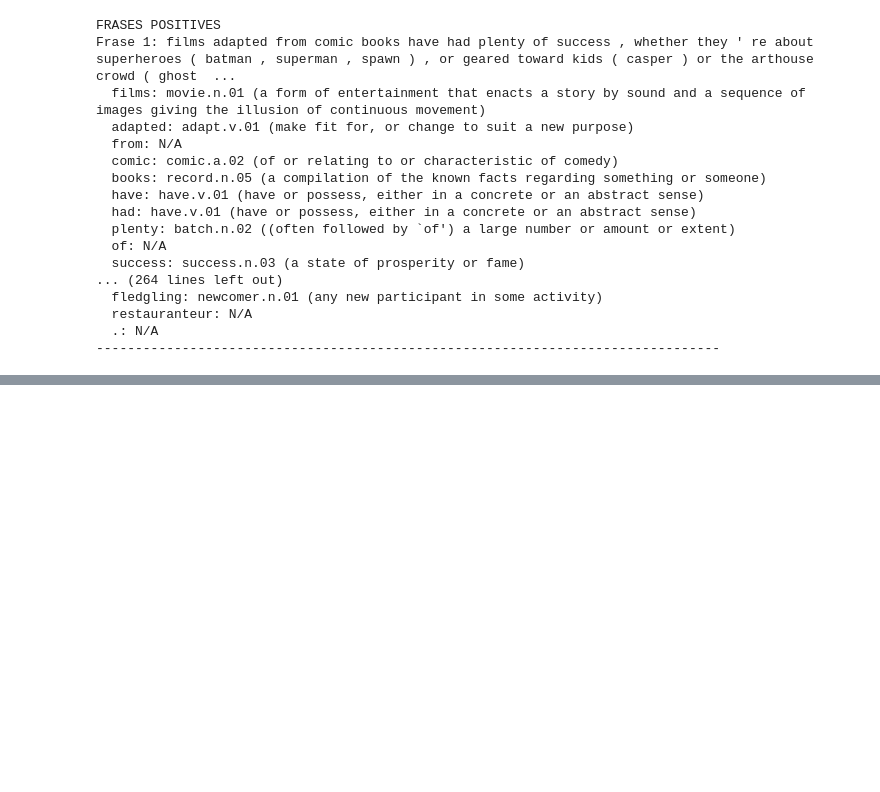
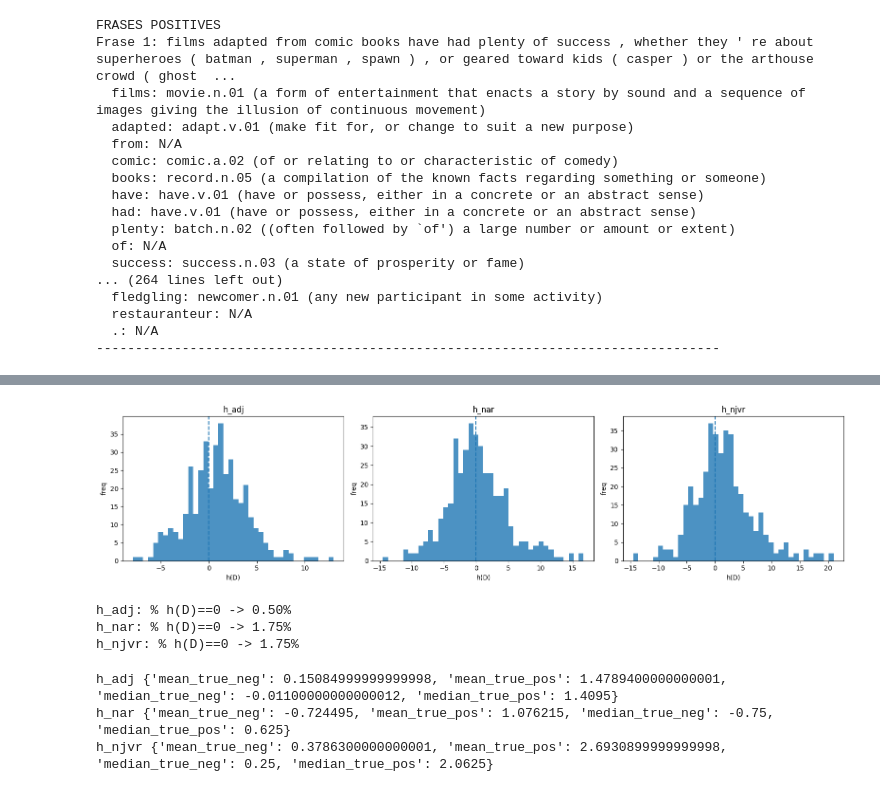
Before and after one commit to maxerrmax/Practica2-PLH, a Jupyter notebook: codi.ipynb, the cells around one changed output, grey strips where cells are left out. Cells and saved outputs as stored; diff of their text form; code cells hidden in the pictures; blank space fills up the shorter version.

```diff
--- a/codi.ipynb
+++ b/codi.ipynb
@@ -613,0 +894,8 @@ Frase 1: films adapted from comic books have had plenty of success , whether the
+# %%
+# =========================================================
+# 2) INFORME DETALLAT (precision/recall/f1)
+# =========================================================
+for name, pred in models_unsup.items():
+    print("\n" + "=" * 70)
+    print(name)
+    print(classification_report(y_val, pred, digits=4, target_names=["neg(0)", "pos(1)"]))
@@ -613,0 +920,50 @@ Frase 1: films adapted from comic books have had plenty of success , whether the
+# %%
+# =========================================================
+# 3) ANALISI RESULTATS: DISTRIBUCIO h(D) I ZEROS
+# =========================================================
+score_map = {
+    "h_adj": h_adj,
+    "h_nar": h_nar,
+    "h_njvr": h_njvr
+}
+
+fig, axes = plt.subplots(1, 3, figsize=(16, 4))
+for ax, (name, hs) in zip(axes, score_map.items()):
+    hs = np.array(hs)
+    ax.hist(hs, bins=40, alpha=0.8)
+    ax.axvline(0.0, linestyle="--")
+    ax.set_title(name)
+    ax.set_xlabel("h(D)")
+    ax.set_ylabel("freq")
+plt.tight_layout()
+plt.show()
+
+for name, hs in score_map.items():
+    hs = np.array(hs)
+    zero_pct = (hs == 0).mean() * 100
+    print(f"{name}: % h(D)==0 -> {zero_pct:.2f}%")
+# %% [output]
+[figure, added]
+h_adj: % h(D)==0 -> 0.50%
+h_nar: % h(D)==0 -> 1.75%
+h_njvr: % h(D)==0 -> 1.75%
+# %%
+# =========================================================
+# 4) ANALISI RESULTATS: h(D) PER CLASSE REAL
+# =========================================================
+def stats_by_true_class(scores, y_true):
+    s = np.array(scores)
+    y = np.array(y_true)
+    return {
+        "mean_true_neg": float(s[y == 0].mean()),
+        "mean_true_pos": float(s[y == 1].mean()),
+        "median_true_neg": float(np.median(s[y == 0])),
+        "median_true_pos": float(np.median(s[y == 1]))
+    }
+
+for name, hs in score_map.items():
+    print(name, stats_by_true_class(hs, y_val))
+# %% [output]
+h_adj {'mean_true_neg': 0.15084999999999998, 'mean_true_pos': 1.4789400000000001, 'median_true_neg': -0.01100000000000012, 'median_true_pos': 1.4095}
+h_nar {'mean_true_neg': -0.724495, 'mean_true_pos': 1.076215, 'median_true_neg': -0.75, 'median_true_pos': 0.625}
+h_njvr {'mean_true_neg': 0.3786300000000001, 'mean_true_pos': 2.6930899999999998, 'median_true_neg': 0.25, 'median_true_pos': 2.0625}
```
Also changed, not shown: parts of 21 cells of this notebook.
